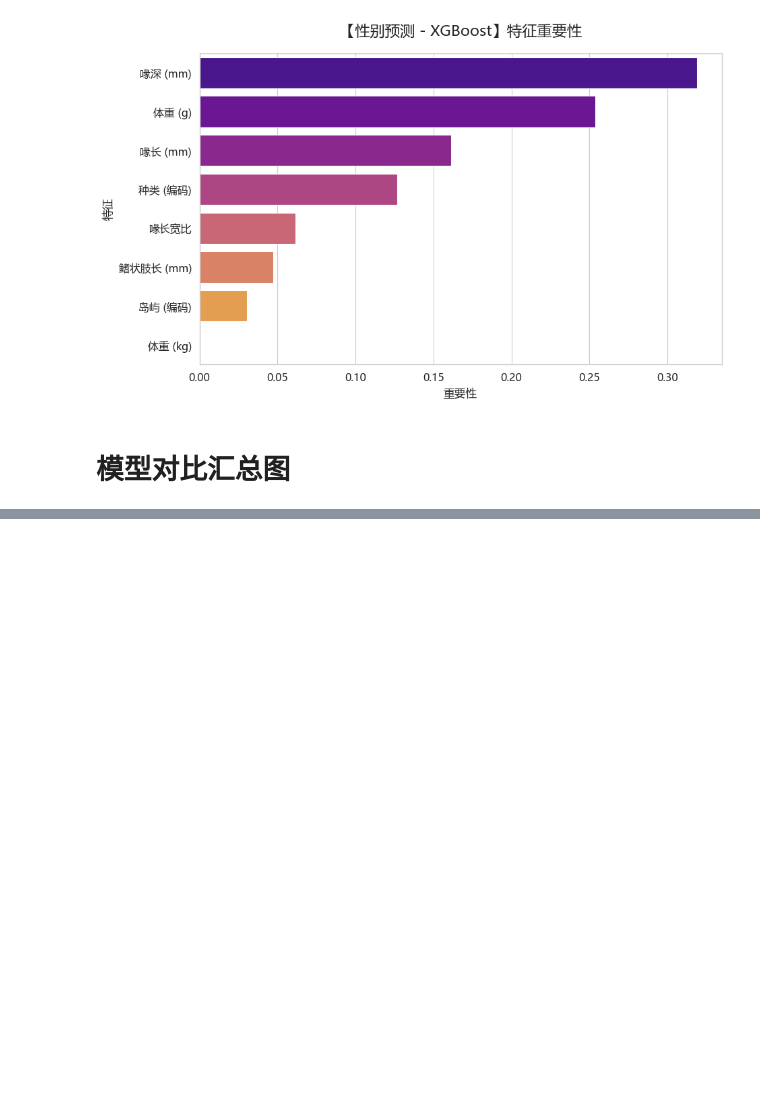
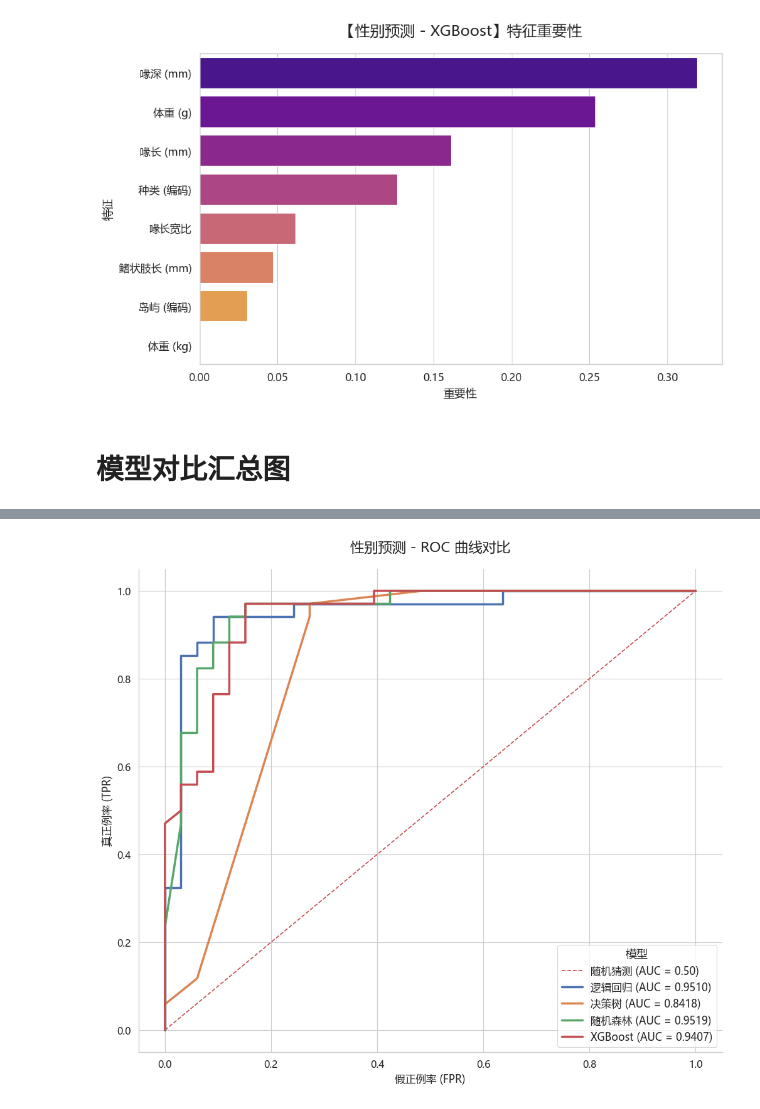
Before and after one commit to GALA-Lin/2025-Fall-Term-Data-Mining-Course-Final-Report, a Jupyter notebook: 分类模型构建.ipynb, the cells around one changed output, grey strips where cells are left out. Drawn from its saved outputs; the diff is of its cells as text; code cells hidden in the pictures; blank space fills up the shorter version.

```diff
--- a/分类模型构建.ipynb
+++ b/分类模型构建.ipynb
@@ -57,14 +46,8 @@ feature_name_map_zh = {
     'species_zh_encoded': '种类 (编码)'
 }
 # %%
-# 加载数据
-# 读取上一步（EDA与预处理）保存的文件
-try:
-    df = pd.read_csv('penguins_ml_processed.csv')
-except FileNotFoundError:
-    print("错误：未找到 penguins_ml_processed.csv。")
-    print("请确保你已经运行了 'enhanced_penguin_eda.py' 来生成这个文件。")
-    df = pd.DataFrame()
+# 读取上一步保存的文件
+df = pd.read_csv('penguins_ml_processed.csv')
 
 if not df.empty:
     print("数据集维度：", df.shape)
@@ -724,3 +723,69 @@ plt.show()
 2     随机森林  性别预测      0.9172  0.8955
 3  XGBoost  性别预测      0.9470  0.8507
 [figure]
+# %%
+# ROC 曲线与 AUC 值对比（性别预测）
+# 导入ROC曲线和AUC计算所需的库
+from sklearn.metrics import roc_curve, auc
+
+# 1. 准备一个字典来存储所有模型
+# 我们在这里重新初始化模型，并使用上面GridSearchCV找到的“最佳参数”
+models_to_plot = {}
+
+# 逻辑回归 (使用 'lbfgs' 支持 predict_proba)
+# 最佳参数: {'C': 1.0, 'solver': 'lbfgs'}
+lr_best = LogisticRegression(C=1.0, solver='lbfgs', max_iter=2000, random_state=42)
+lr_best.fit(X_train_x, y_train_x)
+models_to_plot['逻辑回归'] = lr_best
+
+# 决策树
+# 最佳参数: {'criterion': 'gini', 'max_depth': 3}
+dt_best = DecisionTreeClassifier(criterion='gini', max_depth=3, random_state=42)
+dt_best.fit(X_train_x, y_train_x)
+models_to_plot['决策树'] = dt_best
+
+# 随机森林
+# 最佳参数: {'criterion': 'gini', 'max_depth': 10, 'n_estimators': 100}
+rf_best = RandomForestClassifier(criterion='gini', max_depth=10, n_estimators=100, random_state=42)
+rf_best.fit(X_train_x, y_train_x)
+models_to_plot['随机森林'] = rf_best
+
+# XGBoost
+# 检查 'XGB_IMPORTED' 是否存在且为 True
+if 'XGB_IMPORTED' in locals() and XGB_IMPORTED:
+    # 最佳参数: {''learning_rate': 0.1, 'max_depth': 5, 'n_estimators': 50}
+    xgb_best = XGBClassifier(learning_rate=0.1, max_depth=5, n_estimators=50, random_state=42, eval_metric='logloss')
+    xgb_best.fit(X_train_x, y_train_x)
+    models_to_plot['XGBoost'] = xgb_best
+
+# 2. 绘制ROC曲线
+plt.figure(figsize=(12, 10))
+plt.title('性别预测 - ROC 曲线对比', fontsize=16, pad=20)
+
+# 画一条 50% 准确率的“瞎猜”线
+plt.plot([0, 1], [0, 1], 'r--', label='随机猜测 (AUC = 0.50)')
+
+# 循环绘制每个模型的ROC曲线
+for name, model in models_to_plot.items():
+    # 获取模型预测为“正类”（ 1='男企鹅'）的概率
+    # predict_proba 返回 [P(类别0), P(类别1)]，我们需要 P(类别1)
+    y_pred_proba = model.predict_proba(X_test_x)[:, 1]
+
+    # 计算 ROC 曲线的 x 和 y 坐标
+    # y_test_x 是真实标签 (0或1), y_pred_proba 是预测为 1 的概率
+    fpr, tpr, _ = roc_curve(y_test_x, y_pred_proba)
+
+    # 计算曲线下面积 (AUC)
+    roc_auc = auc(fpr, tpr)
+
+    # 绘制曲线，并在图例中显示 AUC 值
+    plt.plot(fpr, tpr, label=f'{name} (AUC = {roc_auc:.4f})', linewidth=2.5)
+
+plt.xlabel('假正例率 (FPR)', fontsize=12)
+plt.ylabel('真正例率 (TPR)', fontsize=12)
+plt.legend(title='模型', title_fontsize='13', loc='lower right', fontsize='12')
+plt.grid(True)
+sns.despine()
+plt.show()
+# %% [output]
+[figure, added]
```
Also changed, not shown: parts of 14 cells of this notebook, 3 other files.
